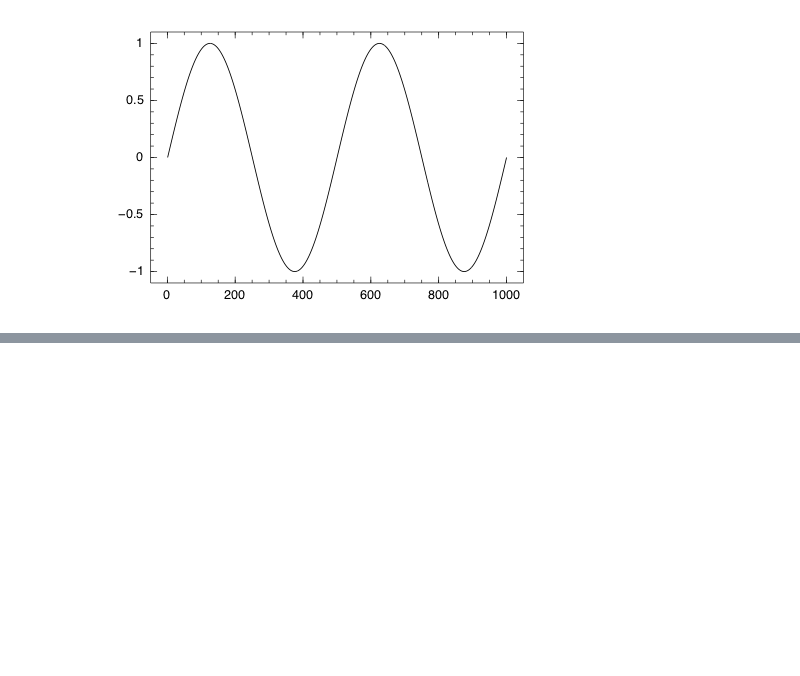
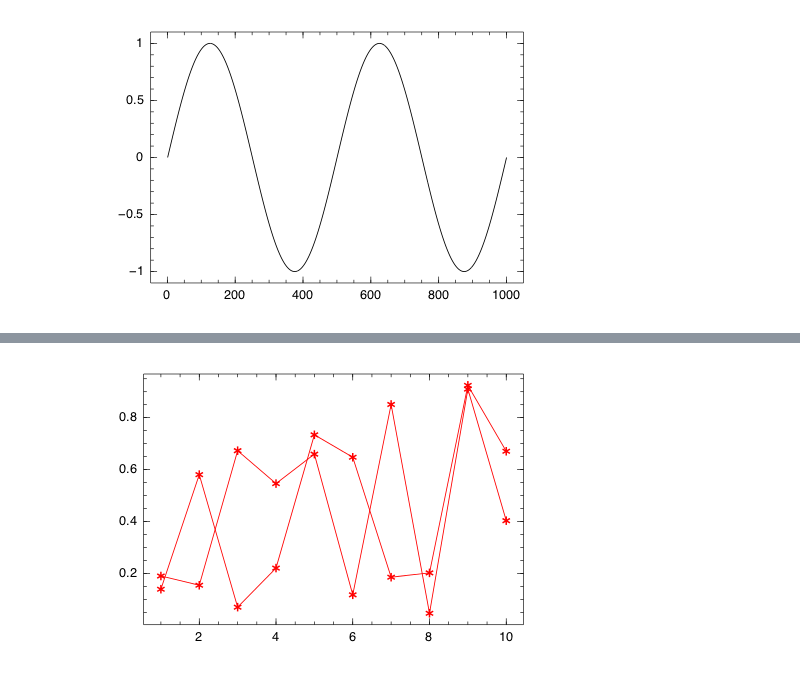
Before and after one commit to ppalmes/JuliaTutorials2016, a Jupyter notebook: 4. PlotDemo.ipynb, the cells around one changed output, grey strips where cells are left out. Saved outputs shown, nothing was run; the diff lists cells and outputs as text; code cells hidden in the pictures; blank space fills up the shorter version.

```diff
--- a/4. PlotDemo.ipynb
+++ b/4. PlotDemo.ipynb
@@ -38,0 +56,4 @@ Winston.plot(sin(x))
+# %%
+Winston.plot(rand(10,2),"r+-*")
+# %% [output]
+[figure, added]
```
Also changed, not shown: parts of 11 cells of this notebook, 12 other files.
